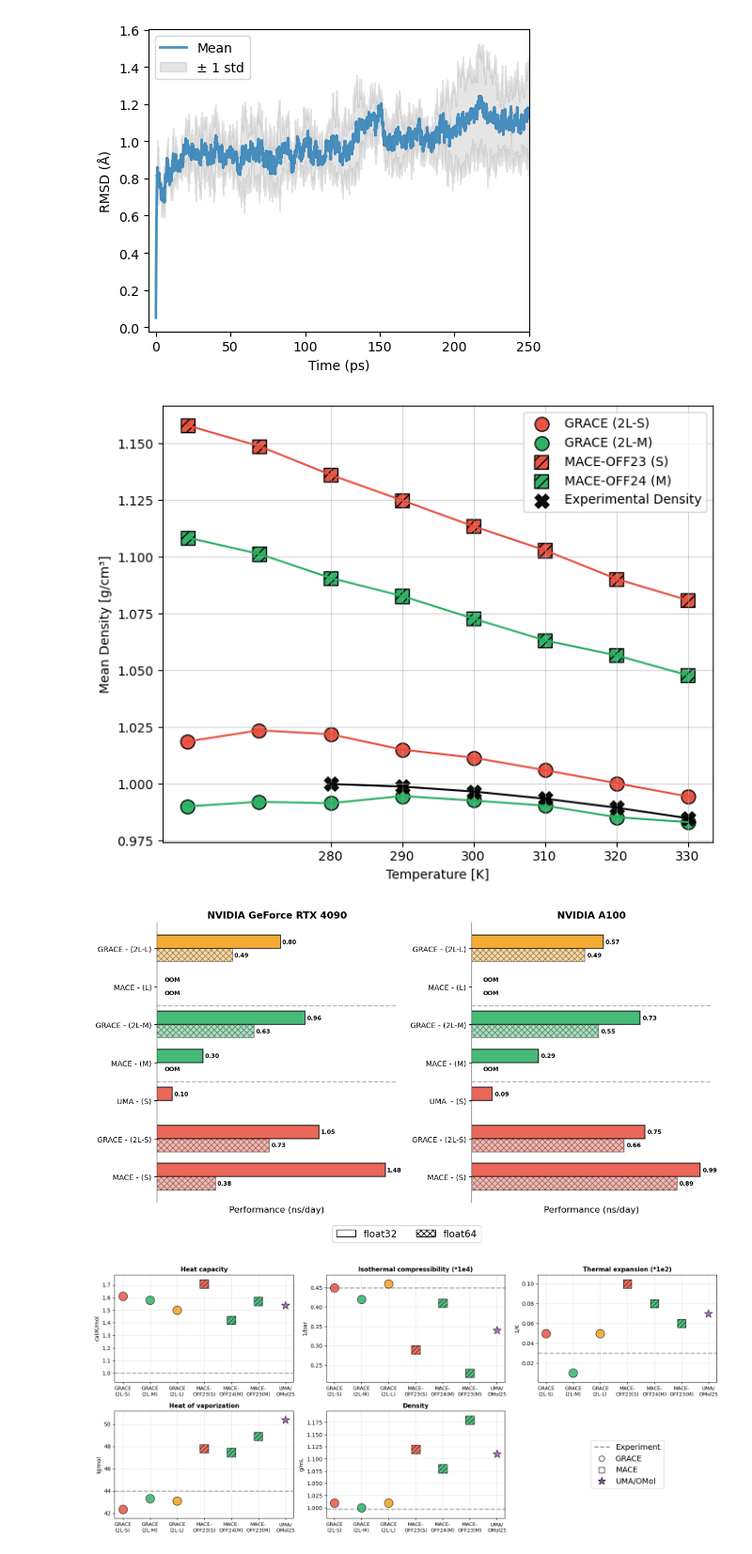
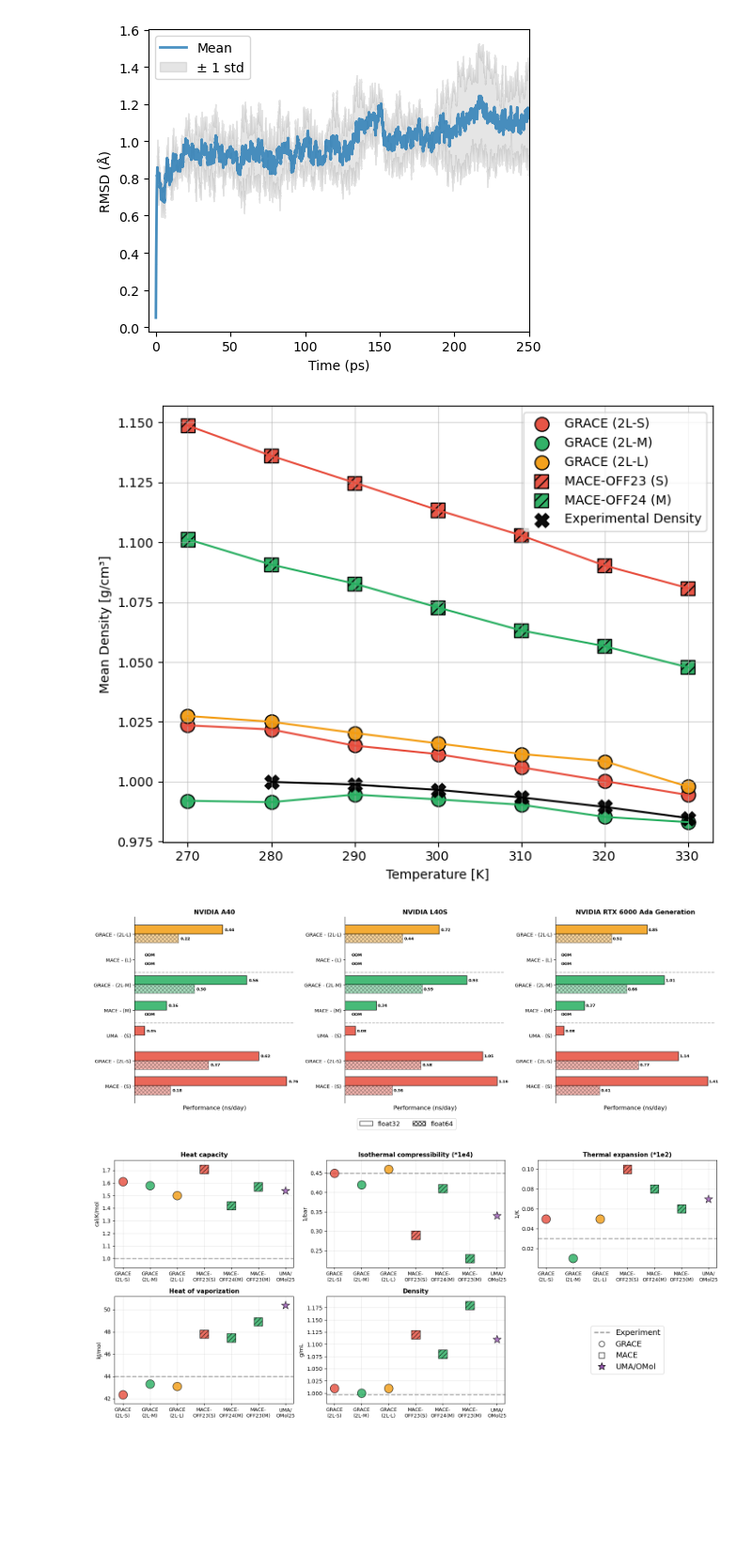
Before and after one commit to heid-lab/grace-off, a Jupyter notebook: analysis/final_plots.ipynb, the cells around one changed output. Shown at 94% size. Saved outputs shown, nothing was run; the diff lists cells and outputs as text; code cells hidden in the pictures; blank space fills up the shorter version.

Commit message:
uptade final plots notebook

```diff
--- a/analysis/final_plots.ipynb
+++ b/analysis/final_plots.ipynb
@@ -612,6 +608,11 @@ plot_styles = {
         "color": size_colors["medium"],
         "marker": marker_styles["grace"],
         "label": "GRACE (2L-M)",
+    },
+    "GRACE (2L-L)": {
+        "color": size_colors["large"],
+        "marker": marker_styles["grace"],
+        "label": "GRACE (2L-L)",
     },
     "MACE (S)": {
         "color": size_colors["small"],
@@ -685,7 +686,7 @@ for col, style in plot_styles.items():
 # )
 
 # --- Final plot formatting ---
-plt.xticks([280, 290, 300, 310, 320, 330])
+plt.xticks([270, 280, 290, 300, 310, 320, 330])
 plt.xlabel("Temperature [K]")
 plt.ylabel("Mean Density [g/cm³]")
 plt.grid(True, alpha=0.5)
@@ -695,7 +696,7 @@ plt.tight_layout()
 plt.savefig("density_vs_temperature.pdf")
 plt.show()
 # %% [output]
-[figure, old version]
+[figure, new version]
 # %%
 data = pd.read_csv("speedTest/speed_test_results.csv")
 # Sort data by size first (grouping (2L-S) and (S) as small, etc.), then by model_type
@@ -706,11 +707,11 @@ data["model_order"] = data["model_type"].map(model_order)
 sorted_data = data.sort_values(["size_order", "model_order"], ascending=[True, True])
 
 # Create 1x3 subplot for each GPU
-fig, axes = plt.subplots(1, 2, figsize=(12, 6), sharey=False)
+fig, axes = plt.subplots(1, 3, figsize=(18, 6), sharey=False)
 
 # Process each GPU
-gpu_names = ["NVIDIA GeForce RTX 4090","NVIDIA A100"]
-
+# gpu_names = ["NVIDIA GeForce RTX 4090","NVIDIA A100"]
+gpu_names = ["NVIDIA A40", "NVIDIA L40S", "NVIDIA RTX 6000 Ada Generation"]
 for idx, gpu_name in enumerate(gpu_names):
     ax = axes[idx]
 
@@ -830,35 +831,35 @@ for idx, gpu_name in enumerate(gpu_names):
     ax.spines["right"].set_visible(False)
     ax.spines["bottom"].set_visible(False)
 
     # Remove x-axis ticks and labels
     ax.tick_params(axis="x", which="both", bottom=False, top=False, labelbottom=False)
 
     # Add separator lines between size groups (between small-medium and medium-large)
     for pos in [2.5, 4.5]:
         ax.axhline(y=pos, color="gray", linestyle="--", linewidth=1.5, alpha=0.6)
 
 # Create legend for sizes and float32 pattern
 from matplotlib.patches import Patch
 
 legend_elements = [  # Patch(facecolor='#e74c3c', edgecolor='black', label='Small', alpha=0.7),
     #    Patch(facecolor='#27ae60', edgecolor='black', label='Medium', alpha=0.7),
     #    Patch(facecolor='#f39c12', edgecolor='black', label='Large', alpha=0.7),
     Patch(facecolor="white", edgecolor="black", label="float32"),
     Patch(facecolor="white", edgecolor="black", hatch="xxx", label="float64"),
 ]
 fig.legend(
     handles=legend_elements,
     loc="lower center",
     bbox_to_anchor=(0.5, -0.08),
     ncol=5,
     fontsize=13,
 )
 
 plt.tight_layout()
-plt.savefig("compPerformance.pdf", bbox_inches="tight")
+plt.savefig("compPerformance_rest.pdf", bbox_inches="tight")
 plt.show()
 # %% [output]
-[figure, old version]
+[figure, new version]
 # %%
 # Dictionary containing all properties for different models
 properties_data = {
```
Also changed, not shown: parts of 4 cells of this notebook.
